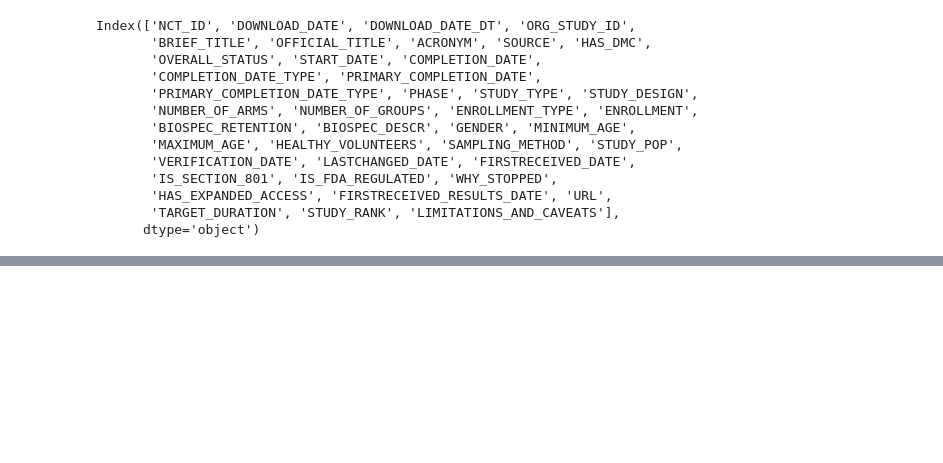
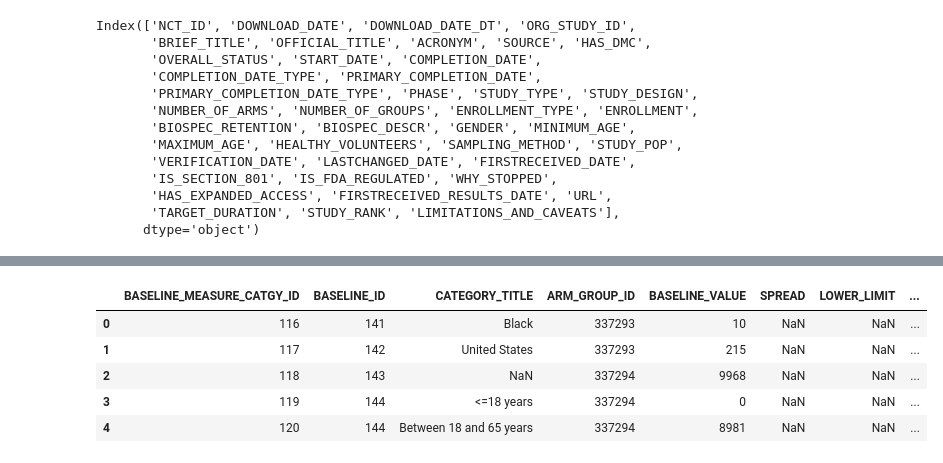
Before and after one commit to szeitlin/clinicaltrials, a Jupyter notebook: 07082016_initial_eda.ipynb, the cells around one changed output, grey strips where cells are left out. Drawn from its saved outputs; the diff is of its cells as text; code cells hidden in the pictures; blank space fills up the shorter version.

```diff
--- a/07082016_initial_eda.ipynb
+++ b/07082016_initial_eda.ipynb
@@ -379,0 +400,3 @@ Index(['NCT_ID', 'DOWNLOAD_DATE', 'DOWNLOAD_DATE_DT', 'ORG_STUDY_ID',
+# %%
+baseline_measure = pd.read_csv('results_baseline_measure.txt', sep='|')
+baseline_measure.head()
@@ -379,0 +410,10 @@ Index(['NCT_ID', 'DOWNLOAD_DATE', 'DOWNLOAD_DATE_DT', 'ORG_STUDY_ID',
+# %%
+measured = baseline.merge(baseline_measure, how='left', on='BASELINE_ID')
+measured.head()
+# %% [output]
+|  | BASELINE_MEASURE_CATGY_ID | BASELINE_ID | CATEGORY_TITLE | ARM_GROUP_ID | BASELINE_VALUE | SPREAD | LOWER_LIMIT | ... |
+| 0 | 116 | 141 | Black | 337293 | 10 | NaN | NaN | ... |
+| 1 | 117 | 142 | United States | 337293 | 215 | NaN | NaN | ... |
+| 2 | 118 | 143 | NaN | 337294 | 9968 | NaN | NaN | ... |
+| 3 | 119 | 144 | <=18 years | 337294 | 0 | NaN | NaN | ... |
+| 4 | 120 | 144 | Between 18 and 65 years | 337294 | 8981 | NaN | NaN | ... |
```
Also changed, not shown: parts of 6 cells of this notebook, 1 other file.
